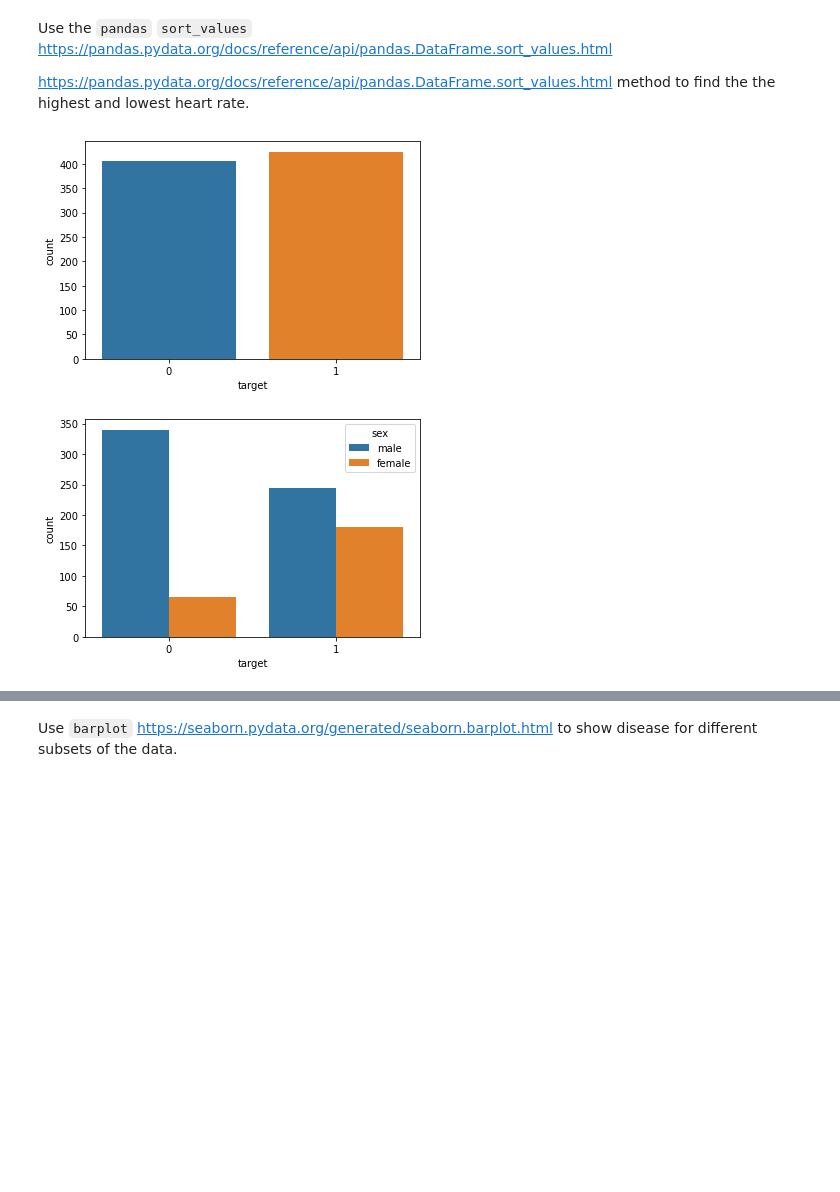
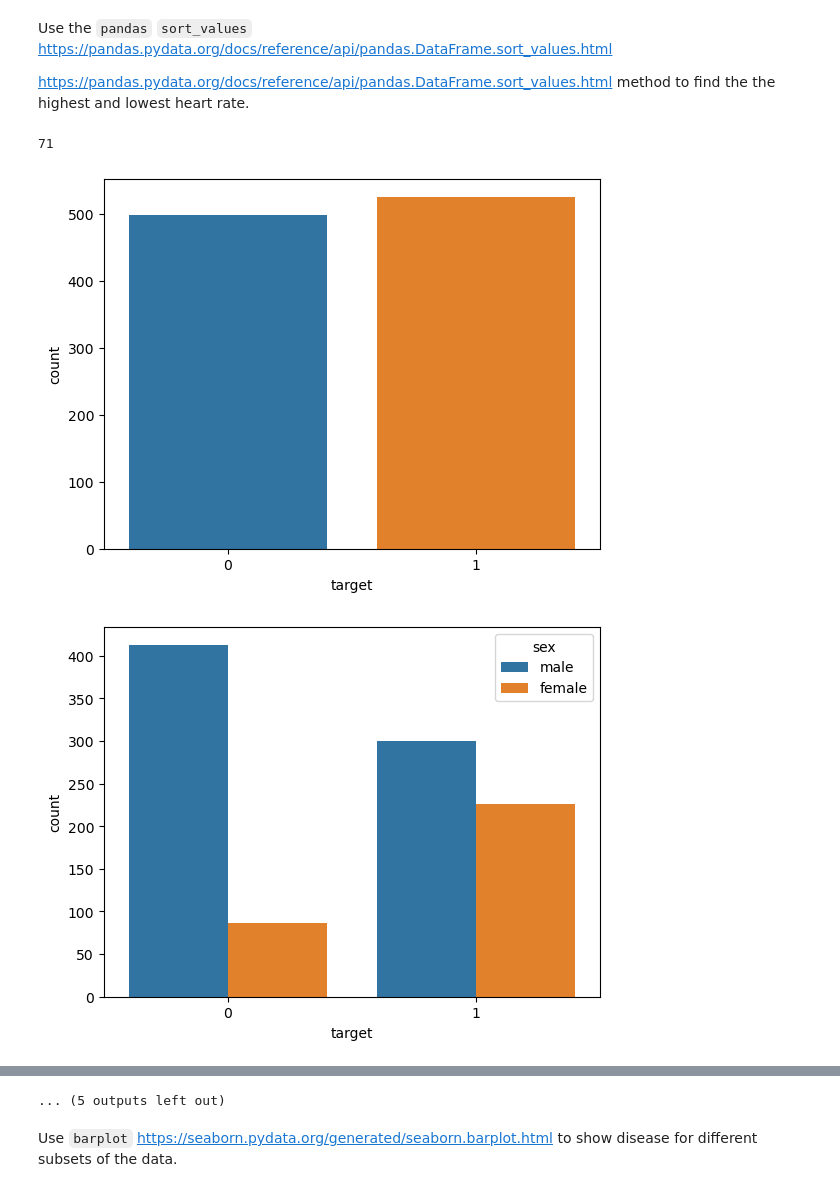
Before and after one commit to brainfo/ml_linkopin, a Jupyter notebook: notebooks/Exercise_on_data_handling-bio-exercise.ipynb, the cells around one changed output, grey strips where cells are left out. Drawn from its saved outputs; the diff is of its cells as text; code cells hidden in the pictures; blank space fills up the shorter version.

```diff
--- a/notebooks/Exercise_on_data_handling-bio-exercise.ipynb
+++ b/notebooks/Exercise_on_data_handling-bio-exercise.ipynb
@@ -17,10 +17,10 @@ import pandas as pd
 import matplotlib.pyplot as plt
 import numpy as np
 
-#Read in the data to a pandas DataFrame using the read_csv method.
+# Read in the data to a pandas DataFrame using the read_csv method.
 
-#filename='~/Downloads/heart.csv'
-train=pd.read_csv('heart_train.csv')
+# filename='~/Downloads/heart.csv'
+train = pd.read_csv('heart_data.csv')
 train
 # %% [output]
 |  | age | sex | cp | trestbps | chol | fbs | restecg | thalach | exang | oldpeak | slope | ... |
@@ -192,4 +201,11 @@ sns.histplot(data=train,x='age',hue='sex',multiple='fill')
 Use the `pandas` `sort_values` https://pandas.pydata.org/docs/reference/api/pandas.DataFrame.sort_values.html
 
 <a href="https://pandas.pydata.org/docs/reference/api/pandas.DataFrame.sort_values.html" target="_blank">https://pandas.pydata.org/docs/reference/api/pandas.DataFrame.sort_values.html </a> method to find the the highest and lowest heart rate.
+# %%
+# code below for lowest
+## find the highest and lowest heart rate
+highest = train['max_heart_rate'].max()
+lowest = train['max_heart_rate'].min()
+# %% [output]
+71
 # %%
@@ -199,11 +213,18 @@ Use the `pandas` `sort_values` https://pandas.pydata.org/docs/reference/api/pand
 # %%
-#Example
-sns.countplot(x="target", data=train);
+# Example
+sns.countplot(x="target", data=train)
 plt.show()
-sns.countplot(x="target", hue='sex', data=train);
+sns.countplot(x="target", hue='sex', data=train)
 plt.show()
 
-#add code below for other columns
+# add code below for other columns
+def plot_count(data, column):
+    sns.countplot(x=column, hue='sex', data=train)
+    plt.show()
+## apply the function to the columns
+## use pandas apply method
+## https://pandas.pydata.org/pandas-docs/stable/reference/api/pandas.DataFrame.apply.html
+train.apply(lambda x: plot_count(train, x.name))
 # %% [output]
-[figure, old version]
+[figure, new version]
-[figure, old version]
+[figure, new version]
@@ -210,3 +241,4 @@ plt.show()
+... (5 outputs left out)
 # %% [markdown]
 Use `barplot` <a href="https://seaborn.pydata.org/generated/seaborn.barplot.html" target="_blank">https://seaborn.pydata.org/generated/seaborn.barplot.html</a> to show disease for different subsets of the data.
 # %%
```
Also changed, not shown: parts of 26 cells of this notebook.
